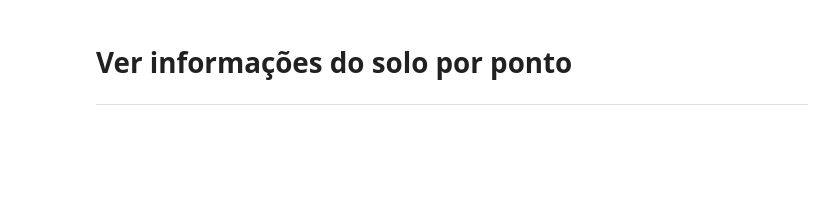
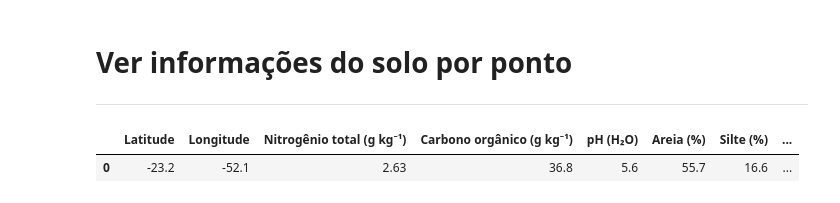
Before and after one commit to fcoliveira-utfpr/agrometeorologia, a Jupyter notebook: 03_infos_clima_solo.ipynb, the cells around one changed output. Cells and saved outputs as stored; diff of their text form; code cells hidden in the pictures; blank space fills up the shorter version.

```diff
--- a/03_infos_clima_solo.ipynb
+++ b/03_infos_clima_solo.ipynb
@@ -278,8 +278,8 @@ mapa
 # ------------------------------------------
 # 1. Coordenadas de entrada
 # ------------------------------------------
-lat = -29.68
-lon = -51.13
+lat = -23.538200
+lon = -53.825424
 
 # cria ponto como GeoDataFrame
 ponto = gpd.GeoDataFrame(geometry=[Point(lon, lat)], crs="EPSG:4326")
@@ -336,8 +344,8 @@ m
 # ------------------------------------------
 # 1. Coordenadas de entrada
 # ------------------------------------------
-latitude = -23.45
-longitude = -51.32
+latitude = -23.2
+longitude = -52.1
 # ------------------------------------------
 
 def get_soil_data_df(lat, lon):
@@ -423,30 +431,33 @@ def saxton_rawls_2006(df):
          0.487 * clay +
          0.006 * om +
          0.005 * sand * om -
          0.013 * clay * om +
          0.068 * sand * clay +
          0.031
     )
 
     theta_1500 = (
         theta_1500t +
         0.14 * theta_1500t -
         0.02
     )
 
     df['θ_CC (m³ m⁻³)'] = np.round(theta_33, 3)
     df['θ_PMP (m³ m⁻³)'] = np.round(theta_1500, 3)
 
     return df
 
 
 # ------------------------------------------
 # EXECUÇÃO
 # ------------------------------------------
 df_soil = get_soil_data_df(latitude, longitude)
 df_soil = saxton_rawls_2006(df_soil)
 
 df_soil = df_soil[['Latitude', 'Longitude', 'Nitrogênio total (g kg⁻¹)',
        'Carbono orgânico (g kg⁻¹)', 'pH (H₂O)', 'Areia (%)', 'Silte (%)', 'Argila (%)',
        'θ_CC (m³ m⁻³)', 'θ_PMP (m³ m⁻³)']]
 df_soil
+# %% [output]
+|  | Latitude | Longitude | Nitrogênio total (g kg⁻¹) | Carbono orgânico (g kg⁻¹) | pH (H₂O) | Areia (%) | Silte (%) | ... |
+| 0 | -23.2 | -52.1 | 2.63 | 36.8 | 5.6 | 55.7 | 16.6 | ... |
```
Also changed, not shown: parts of 1 cell of this notebook.
